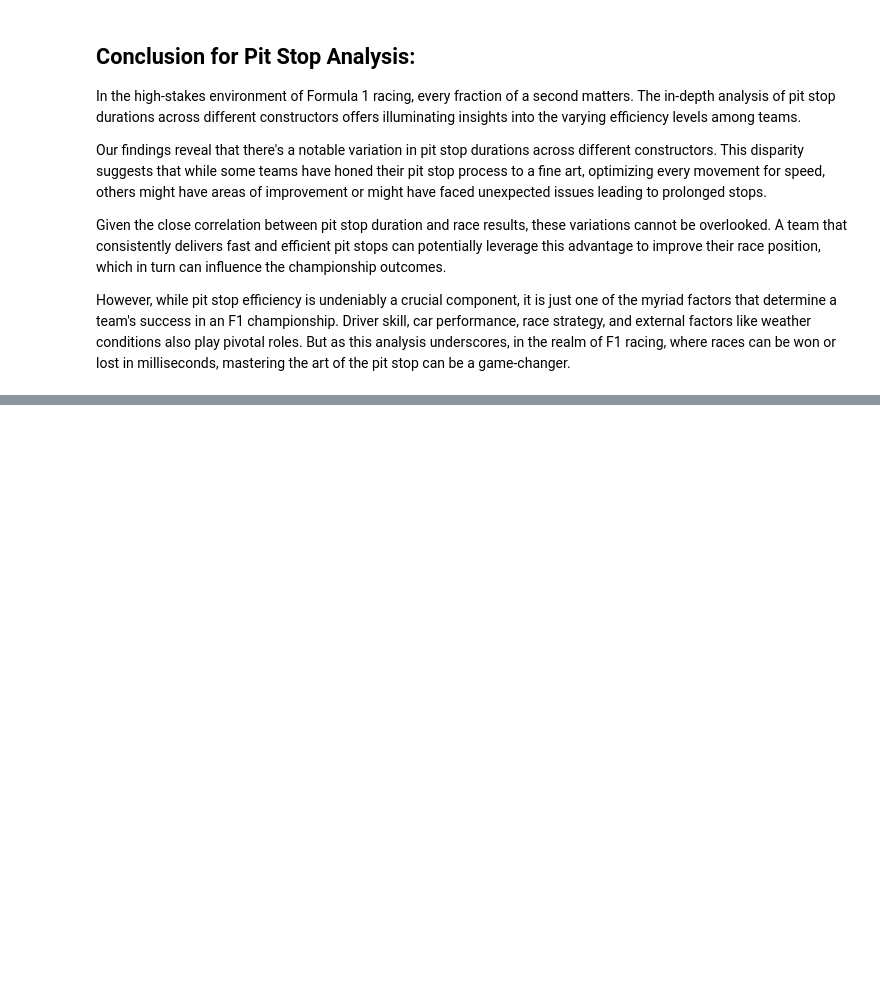
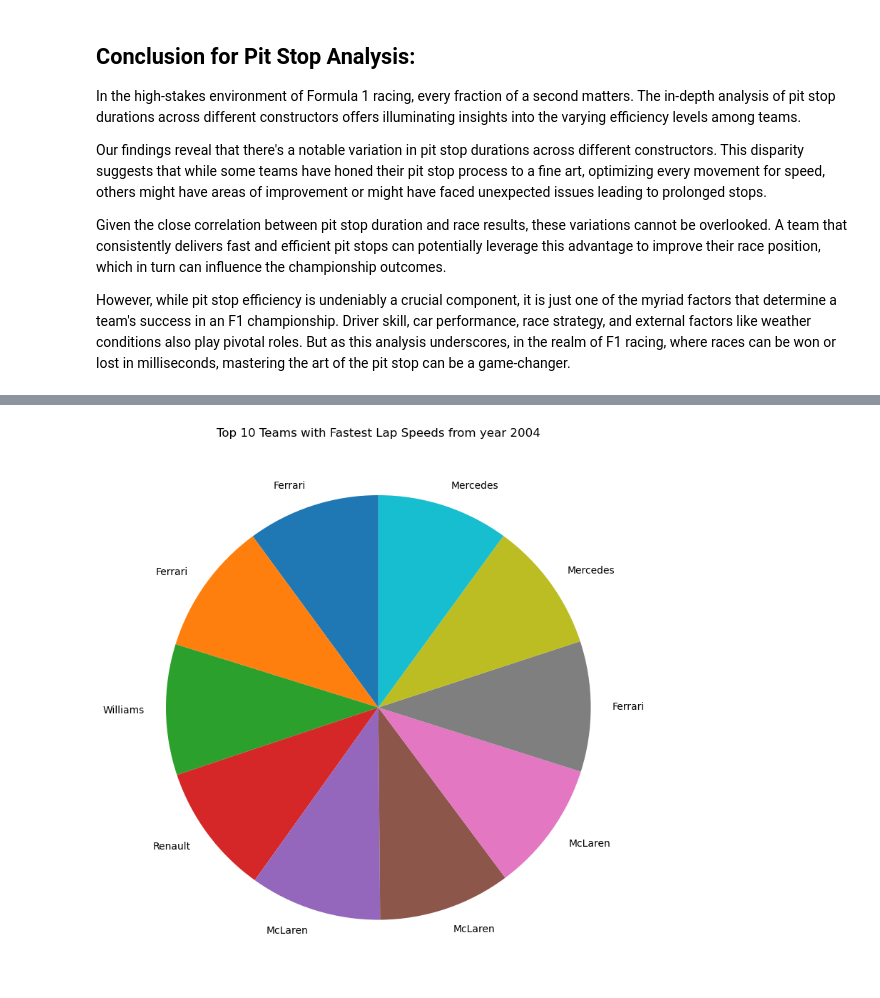
Before and after one commit to YargKlnc/Project1-Formula1, a Jupyter notebook: project.ipynb, the cells around one changed output, grey strips where cells are left out. Drawn from its saved outputs; the diff is of its cells as text; code cells hidden in the pictures; blank space fills up the shorter version.

```diff
--- a/project.ipynb
+++ b/project.ipynb
@@ -605,0 +1069,4 @@ year_index_speed_df.head(5)
+# %%
+# #obtaining fastest speeds over average after 2004
+final_merged_top_10_df = final_merged_df.loc[(final_merged_df["fastestLapSpeed"] >= 252.604),:]
+final_merged_top_10_df.head()
@@ -606,11 +1080,14 @@ year_index_speed_df.head(5)
 # %%
-#Plotting Positions vs Fastest Lap Speed from 2004
+# Create a pie chart for top winners with fastest lap speeds per year from 2004
+# I want to also show driver name and top speed??????????????????????????
 fig, ax = plt.subplots(figsize=(8, 8))
-ax.pie(final_merged_df['position'], labels=final_merged_df['fastestLapSpeed'], autopct='%1.1f%%', startangle=90)
+ax.pie(final_merged_top_10_df['fastestLapSpeed'], labels=(final_merged_top_10_df['Team Name']), startangle=90)
 
-ax.set_title('Positions vs Fastest Lap Speed')
+ax.set_title('Top 10 Teams with Fastest Lap Speeds from year 2004')
 
-plt.axis('equal')
+plt.axis()
 
 plt.tight_layout()
 plt.show()
+# %% [output]
+[figure, added]
```
Also changed, not shown: parts of 58 cells of this notebook.
